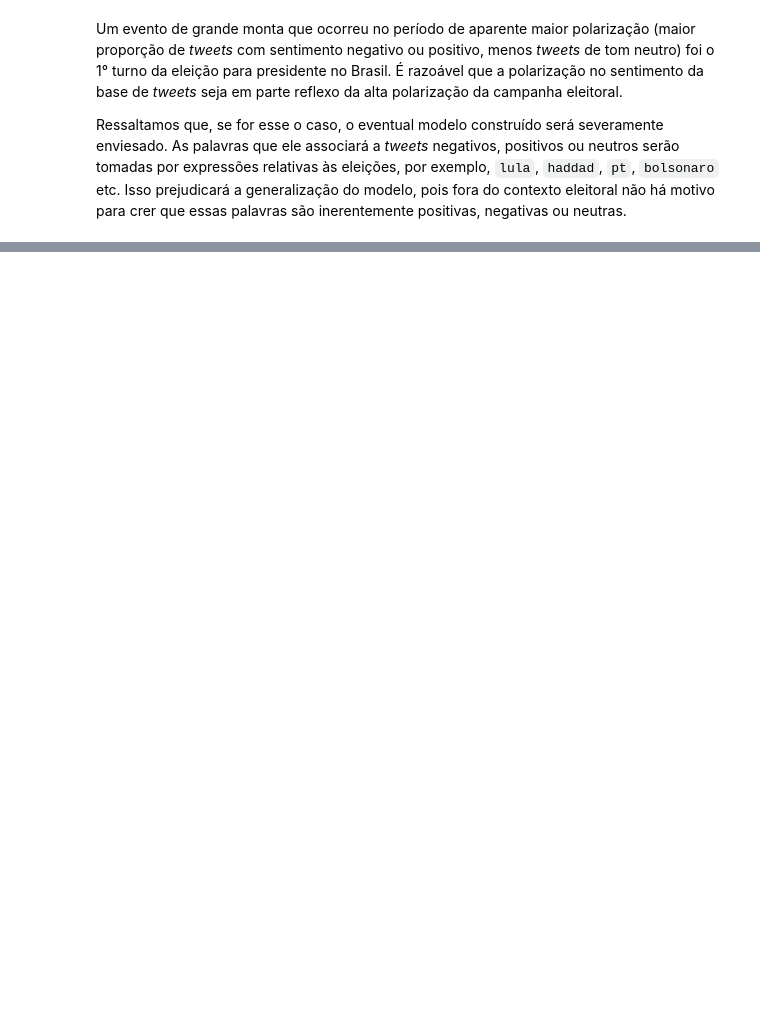
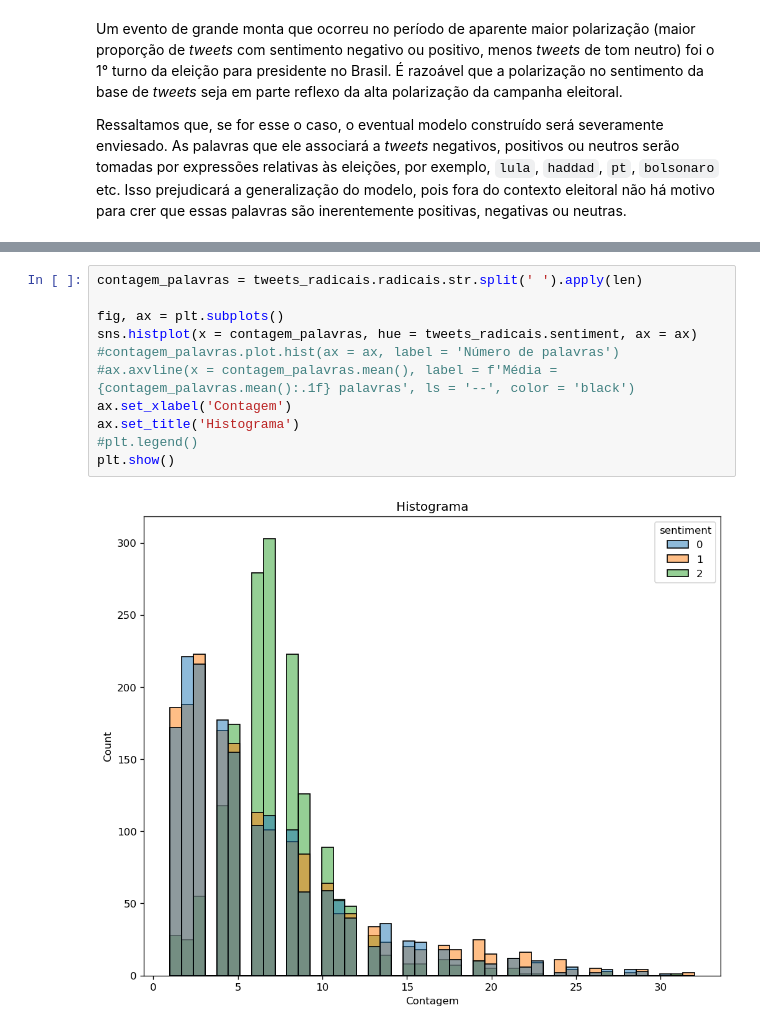
Before and after one commit to flimao/analise-sentimento-twitter, a Jupyter notebook: notebooks_exploration/2_eda.ipynb, the cells around one changed output, grey strips where cells are left out. Drawn from its saved outputs; the diff is of its cells as text; blank space fills up the shorter version.

```diff
--- a/notebooks_exploration/2_eda.ipynb
+++ b/notebooks_exploration/2_eda.ipynb
@@ -191,0 +490,13 @@ Ressaltamos que, se for esse o caso, o eventual modelo construído será severam
+# %%
+contagem_palavras = tweets_radicais.radicais.str.split(' ').apply(len)
+
+fig, ax = plt.subplots()
+sns.histplot(x = contagem_palavras, hue = tweets_radicais.sentiment, ax = ax)
+#contagem_palavras.plot.hist(ax = ax, label = 'Número de palavras')
+#ax.axvline(x = contagem_palavras.mean(), label = f'Média = {contagem_palavras.mean():.1f} palavras', ls = '--', color = 'black')
+ax.set_xlabel('Contagem')
+ax.set_title('Histograma')
+#plt.legend()
+plt.show()
+# %% [output]
+[figure, added]
```
Also changed, not shown: parts of 25 cells of this notebook.
